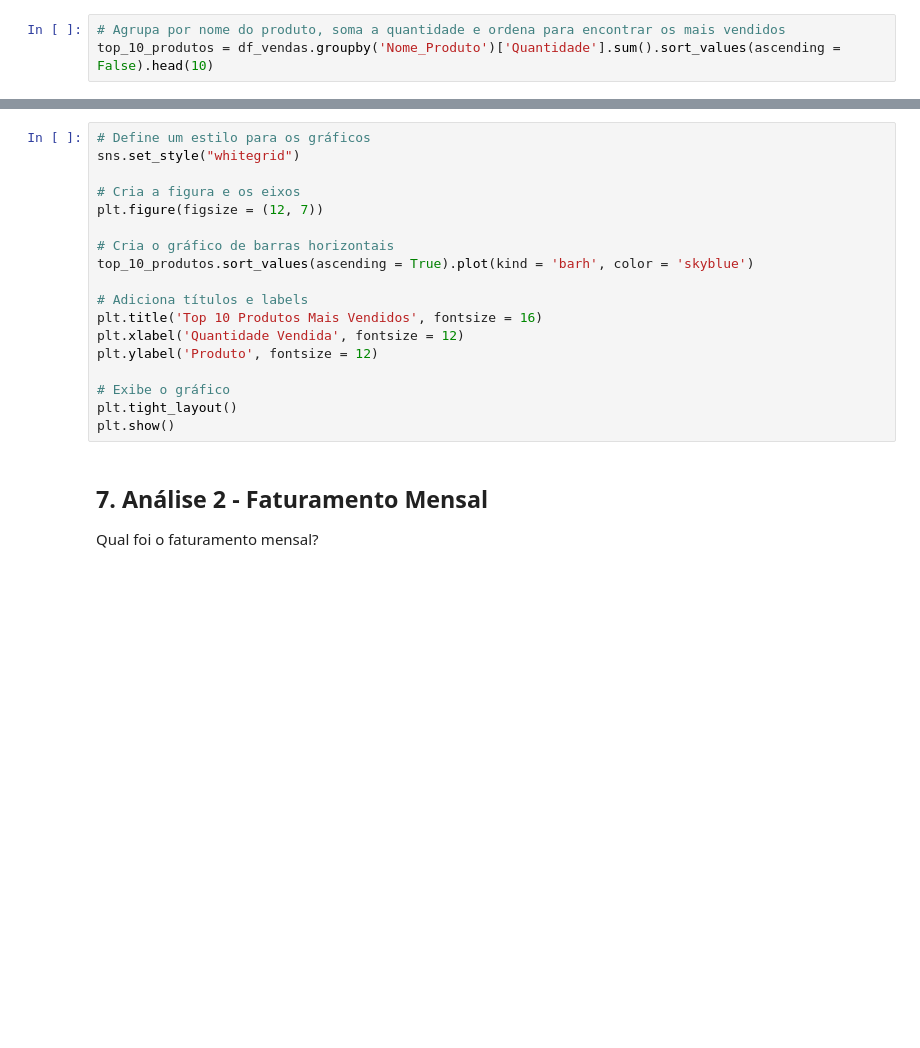
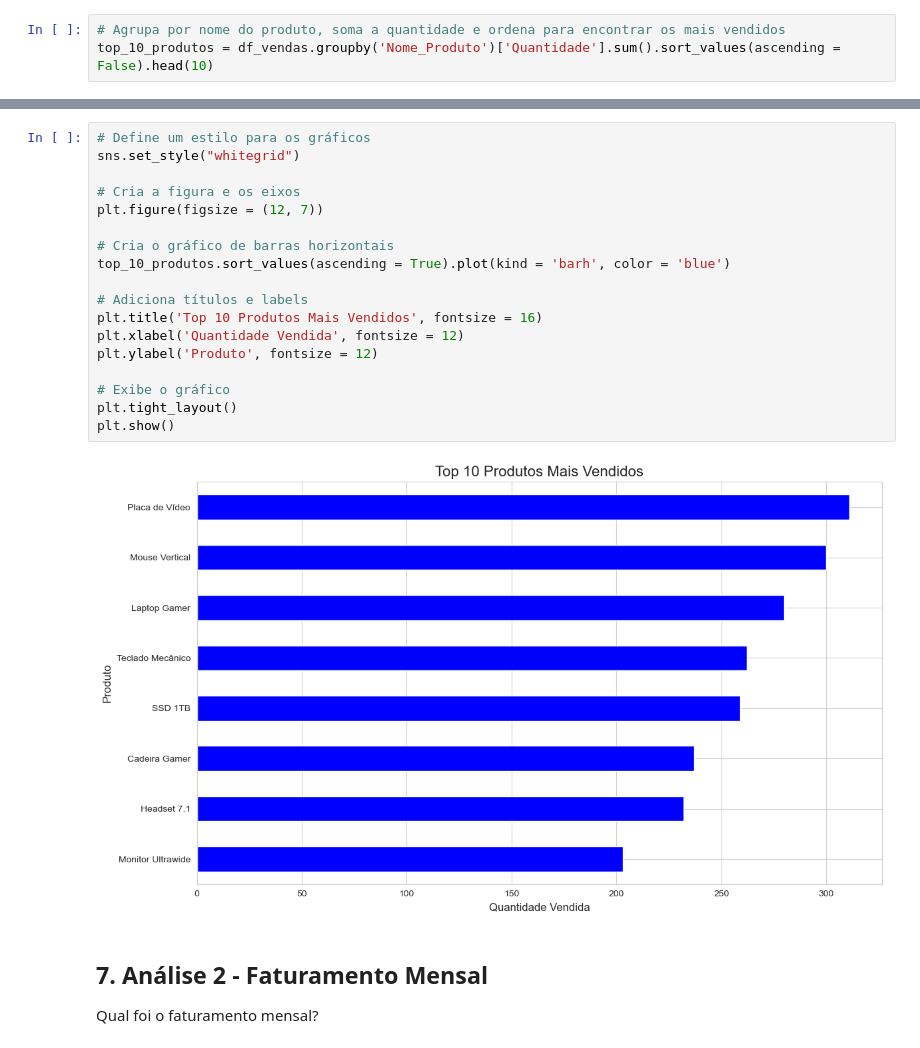
Before and after one commit to devfelipesantiago/DSA-Python-com-IA, a Jupyter notebook: Cap06/DSA-Python-MiniProjeto1.ipynb, the cells around one changed output, grey strips where cells are left out. Drawn from its saved outputs; the diff is of its cells as text; blank space fills up the shorter version.

```diff
--- a/Cap06/DSA-Python-MiniProjeto1.ipynb
+++ b/Cap06/DSA-Python-MiniProjeto1.ipynb
@@ -318,21 +329,23 @@ top_10_produtos
 # %%
 # Define um estilo para os gráficos
 sns.set_style("whitegrid")
 
 # Cria a figura e os eixos
 plt.figure(figsize = (12, 7))
 
 # Cria o gráfico de barras horizontais
-top_10_produtos.sort_values(ascending = True).plot(kind = 'barh', color = 'skyblue')
+top_10_produtos.sort_values(ascending = True).plot(kind = 'barh', color = 'blue')
 
 # Adiciona títulos e labels
 plt.title('Top 10 Produtos Mais Vendidos', fontsize = 16)
 plt.xlabel('Quantidade Vendida', fontsize = 12)
 plt.ylabel('Produto', fontsize = 12)
 
 # Exibe o gráfico
 plt.tight_layout()
 plt.show()
+# %% [output]
+[figure, added]
 # %% [markdown]
 ## 7. Análise 2 - Faturamento Mensal
 
```
Also changed, not shown: parts of 1 cell of this notebook.
